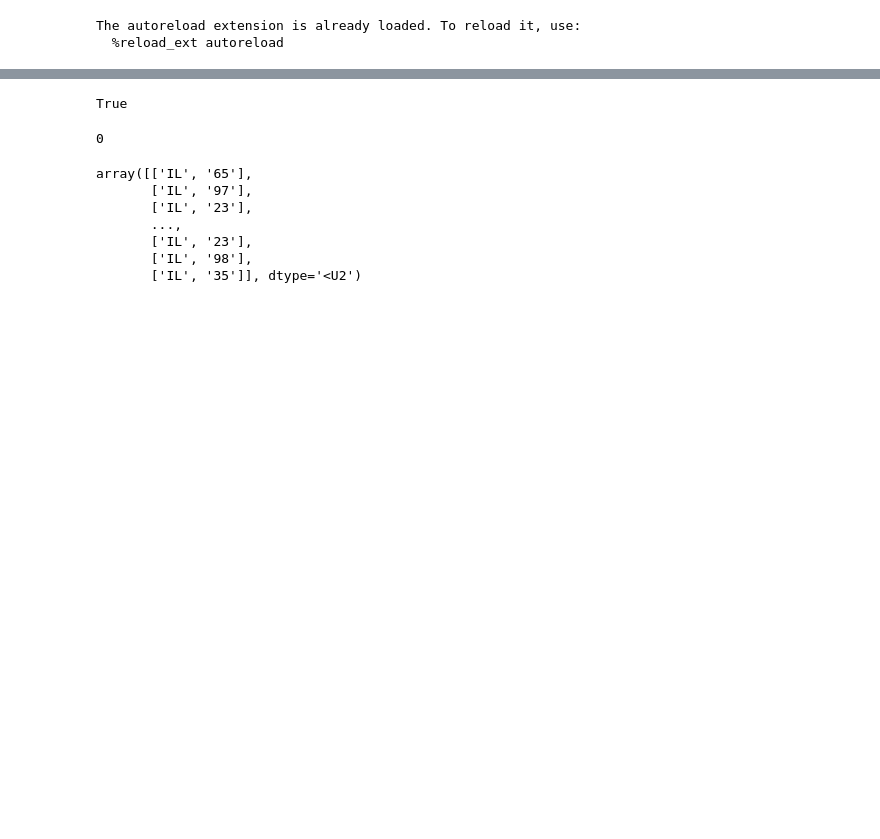
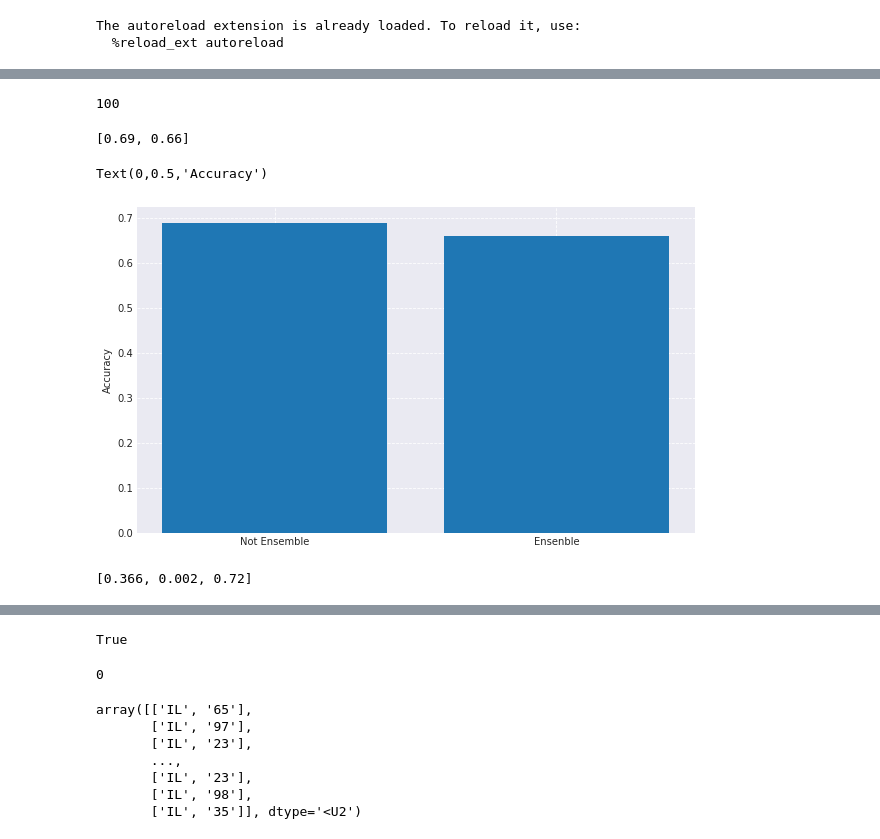
Before and after one commit to takatex/adversarial-images-defense, a Jupyter notebook: src/visualize.ipynb, the cells around one changed output, grey strips where cells are left out. Saved outputs shown, nothing was run; the diff lists cells and outputs as text; code cells hidden in the pictures; blank space fills up the shorter version.

```diff
--- a/src/visualize.ipynb
+++ b/src/visualize.ipynb
@@ -21,2 +42,28 @@ The autoreload extension is already loaded. To reload it, use:
 # %%
 paths = glob.glob('/home/data/ForDeep/ImageNet/validation/*.JPEG')
+# %%
+def get_acc(y, t):
+    return np.equal(t, y).astype(int).sum()/len(t)
+# %%
+log = np.loadtxt('../data/outputs/log.txt')
+# %%
+len(log)
+# %% [output]
+100
+# %%
+org_class, normal_pred, aug_pred = log.T
+# %%
+acc = [get_acc(org_class, normal_pred), get_acc(org_class, aug_pred)]
+# %%
+acc
+# %% [output]
+[0.69, 0.66]
+# %%
+fig, ax = plt.subplots(1, 1, figsize=(10, 6))
+ax.bar([0, 1], acc)
+ax.set_xticks([0, 1])
+ax.set_xticklabels(['Not Ensemble', 'Ensenble'])
+ax.set_ylabel('Accuracy')
+# %% [output]
+Text(0,0.5,'Accuracy')
+[figure, added]
@@ -22,0 +76,4 @@ paths = glob.glob('/home/data/ForDeep/ImageNet/validation/*.JPEG')
+# %%
+acc
+# %% [output]
+[0.366, 0.002, 0.72]
```
Also changed, not shown: parts of 11 cells of this notebook, 5 other files.
